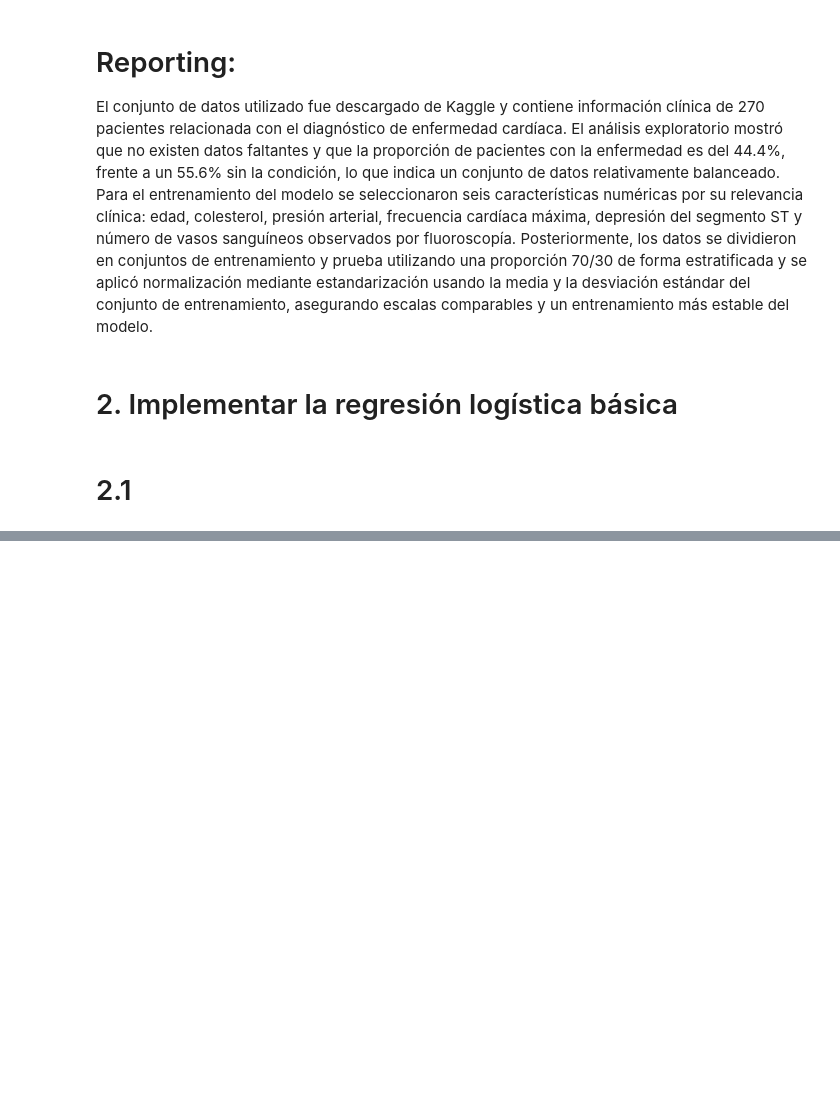
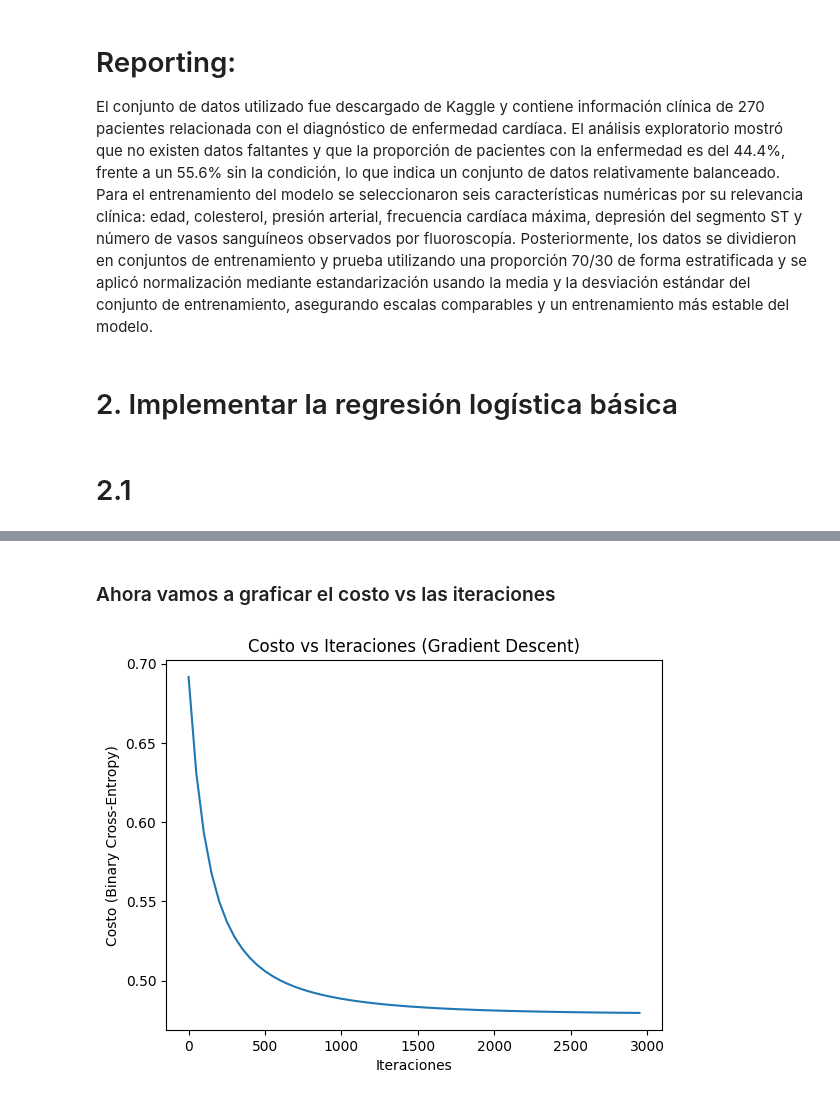
Before and after one commit to t0masespitia/Heart-Disease-Risk-Prediction-Logistic-Regression-Homework---Tomas-Espitia, a Jupyter notebook: heart_disease_lr_analysis.ipynb, the cells around one changed output, grey strips where cells are left out. Saved outputs shown, nothing was run; the diff lists cells and outputs as text; code cells hidden in the pictures; blank space fills up the shorter version.

```diff
--- a/heart_disease_lr_analysis.ipynb
+++ b/heart_disease_lr_analysis.ipynb
@@ -277,0 +397,22 @@ def sigmoid(z):
+# %%
+def gradient_descent(X, y, alpha=0.01, iters=3000, verbose=False):
+    m, n = X.shape
+    w = np.zeros((n, 1))
+    b = 0.0
+
+    costs = []
+    steps = []
+
+    for i in range(iters):
+        dw, db = compute_grads(X, y, w, b)
+        w = w - alpha * dw
+        b = b - alpha * db
+
+        if i % 50 == 0:
+            c = compute_cost(X, y, w, b)
+            costs.append(c)
+            steps.append(i)
+            if verbose:
+                print(f"iter {i}: cost = {c:.4f}")
+
+    return w, b, steps, costs
@@ -277,0 +426,10 @@ def sigmoid(z):
+# %% [markdown]
+### Ahora vamos a graficar el costo vs las iteraciones
+# %%
+plt.plot(steps, costs)
+plt.xlabel("Iteraciones")
+plt.ylabel("Costo (Binary Cross-Entropy)")
+plt.title("Costo vs Iteraciones (Gradient Descent)")
+plt.show()
+# %% [output]
+[figure, added]
```
Also changed, not shown: parts of 23 cells of this notebook.
